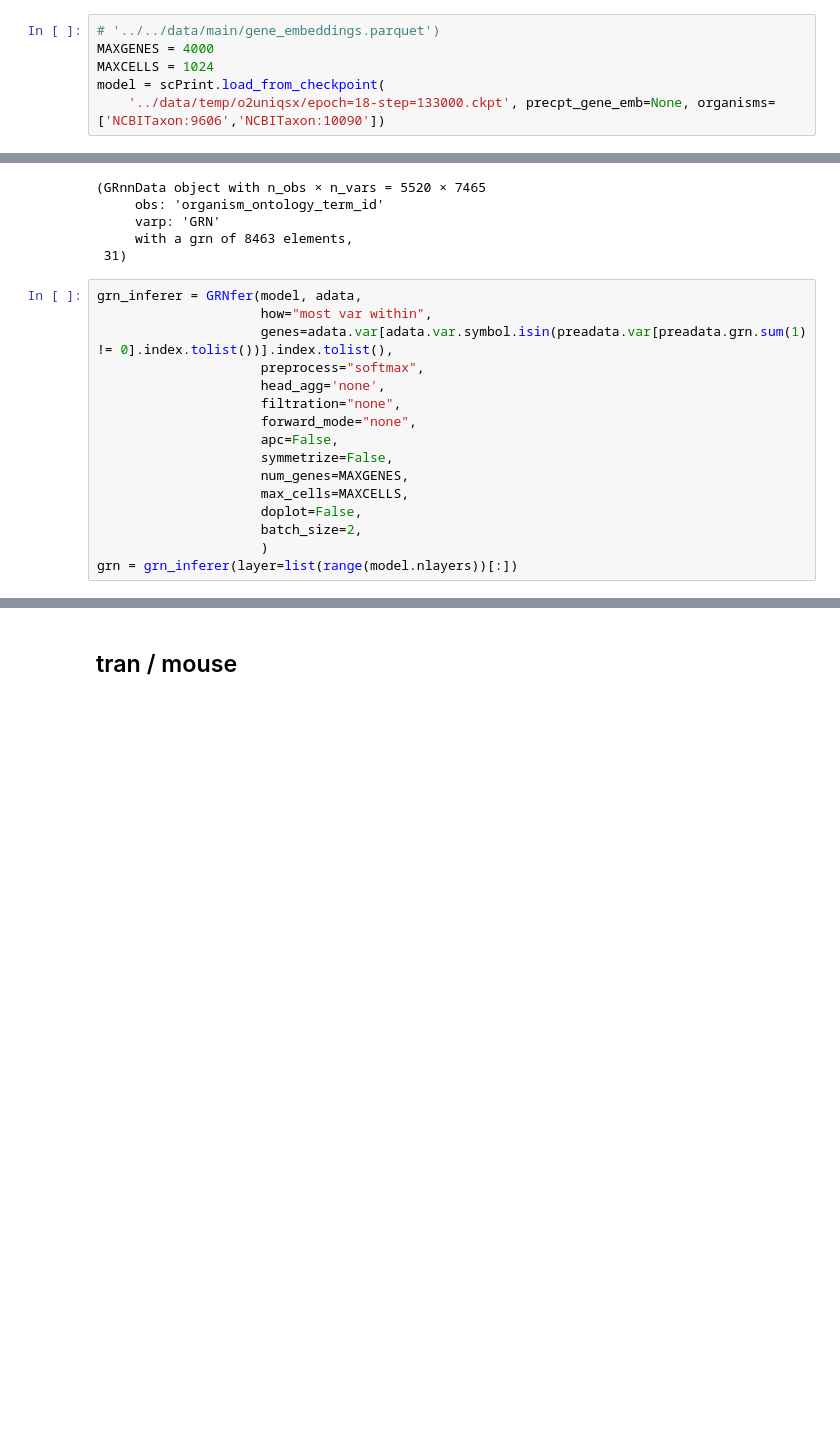
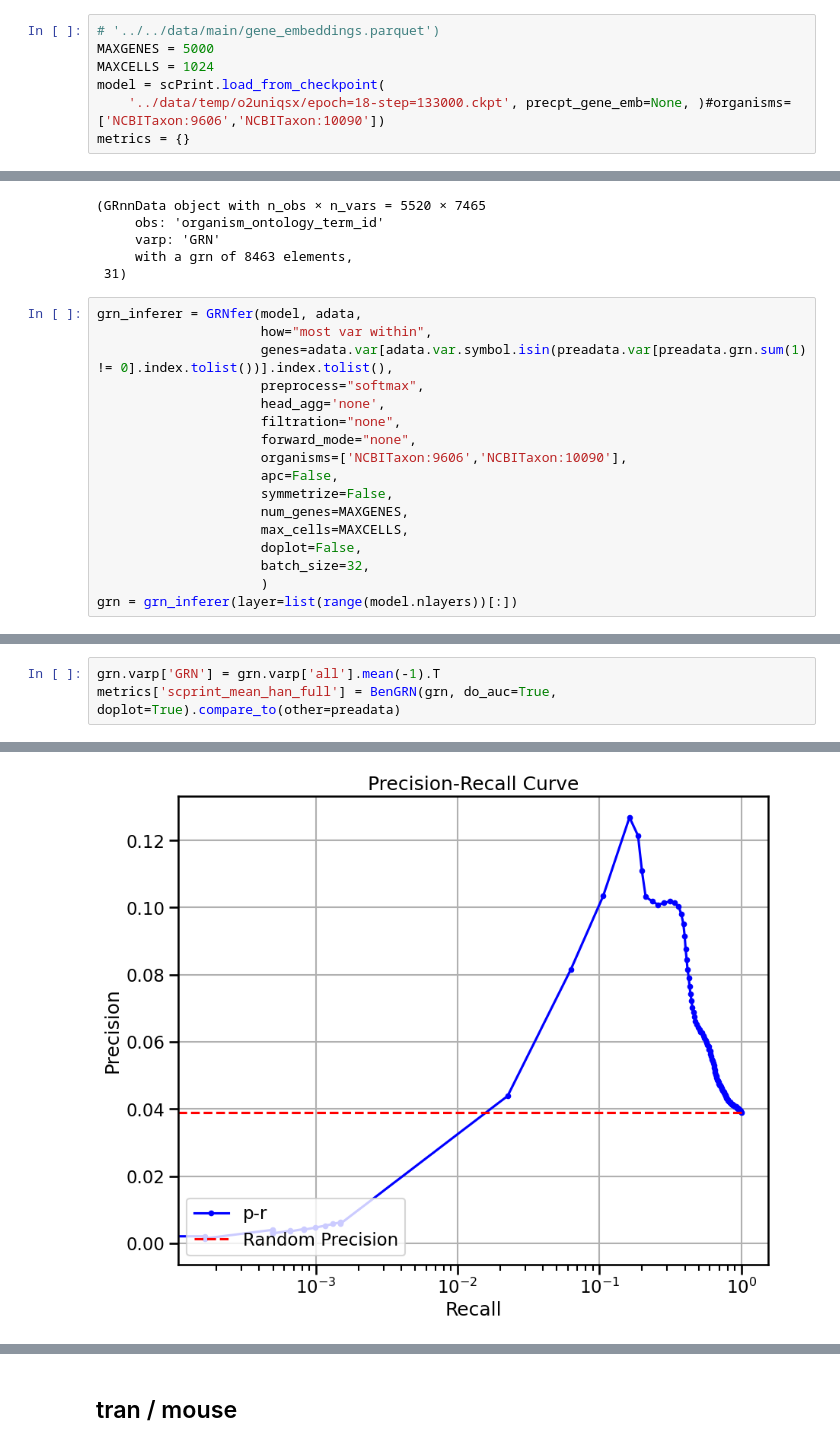
Before and after one commit to jkobject/scPRINT, a Jupyter notebook: notebooks/bench_sroy.ipynb, the cells around one changed output, grey strips where cells are left out. Saved outputs shown, nothing was run; the diff lists cells and outputs as text; blank space fills up the shorter version.

```diff
--- a/notebooks/bench_sroy.ipynb
+++ b/notebooks/bench_sroy.ipynb
@@ -32,10 +34,11 @@ For more information, see https://jax.readthedocs.io/en/latest/jep/9263-typed-ke
   def _initialize_plus_plus(X: jnp.ndarray, n_clusters: int, key: jax.random.KeyArray) -> jnp.ndarray:
 # %%
 # '../../data/main/gene_embeddings.parquet')
-MAXGENES = 4000
+MAXGENES = 5000
 MAXCELLS = 1024
 model = scPrint.load_from_checkpoint(
-    '../data/temp/o2uniqsx/epoch=18-step=133000.ckpt', precpt_gene_emb=None, organisms=['NCBITaxon:9606','NCBITaxon:10090'])
+    '../data/temp/o2uniqsx/epoch=18-step=133000.ckpt', precpt_gene_emb=None, )#organisms=['NCBITaxon:9606','NCBITaxon:10090'])
+metrics = {}
 # %% [output]
 RuntimeError caught: scPrint is not attached to a `Trainer`.
 # %%
@@ -70,12 +73,13 @@ grn_inferer = GRNfer(model, adata,
                      head_agg='none',
                      filtration="none",
                      forward_mode="none",
+                     organisms=['NCBITaxon:9606','NCBITaxon:10090'],
                      apc=False,
                      symmetrize=False,
                      num_genes=MAXGENES,
                      max_cells=MAXCELLS,
                      doplot=False,
-                     batch_size=2,
+                     batch_size=32,
                      )
 grn = grn_inferer(layer=list(range(model.nlayers))[:])
 # %% [output]
@@ -98,0 +98,4 @@ number of expressed genes in this cell type: 7295
+# %%
+grn.varp['GRN'] = grn.varp['all'].mean(-1).T
+metrics['scprint_mean_han_full'] = BenGRN(grn, do_auc=True, doplot=True).compare_to(other=preadata)
+# %% [output]
@@ -98,0 +107 @@ number of expressed genes in this cell type: 7295
+[figure, added]
```
Also changed, not shown: parts of 98 cells of this notebook, 4 other files.
